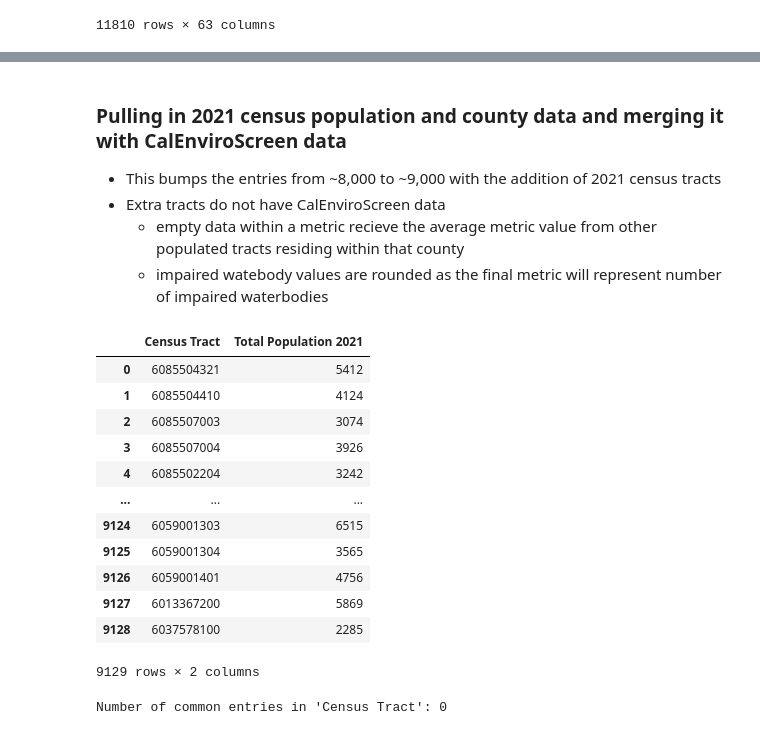
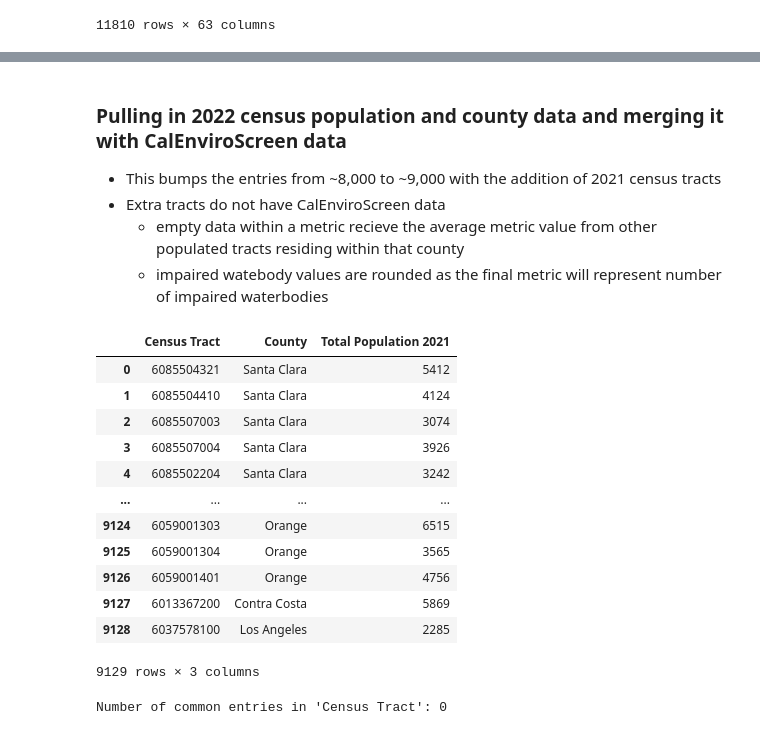
Before and after one commit to Eagle-Rock-Analytics/carb-climate-index, a Jupyter notebook: scripts/data_metric_calc/society_cal_enviroscreen_metrics.ipynb, the cells around one changed output, grey strips where cells are left out. Saved outputs shown, nothing was run; the diff lists cells and outputs as text; code cells hidden in the pictures.

```diff
--- a/scripts/data_metric_calc/society_cal_enviroscreen_metrics.ipynb
+++ b/scripts/data_metric_calc/society_cal_enviroscreen_metrics.ipynb
@@ -227,5 +232,5 @@ calenviroscreen_2021
 # %% [markdown]
-### Pulling in 2021 census population and county data and merging it with CalEnviroScreen data
+### Pulling in 2022 census population and county data and merging it with CalEnviroScreen data
 * This bumps the entries from ~8,000 to ~9,000 with the addition of 2021 census tracts
 * Extra tracts do not have CalEnviroScreen data
     * empty data within a metric recieve the average metric value from other populated tracts residing within that county
@@ -233,24 +238,24 @@ calenviroscreen_2021
 # %%
 county_tract_pop = "s3://ca-climate-index/0_map_data/ca_tract_county_population_2022.csv"
 county_tract_pop = pd.read_csv(county_tract_pop)
 county_tract_pop = county_tract_pop.rename(columns={'TRACT': 'Census Tract'})
-county_tract_pop = county_tract_pop.drop(columns={'Unnamed: 0', 'County', 'COUNTYFP'}, axis=1)
+county_tract_pop = county_tract_pop.drop(columns={'Unnamed: 0', 'COUNTYFP'}, axis=1)
 county_tract_pop['Census Tract'] = county_tract_pop['Census Tract'].astype(str)
 county_tract_pop
 # %% [output]
-|  | Census Tract | Total Population 2021 |
-| 0 | 6085504321 | 5412 |
-| 1 | 6085504410 | 4124 |
-| 2 | 6085507003 | 3074 |
-| 3 | 6085507004 | 3926 |
-| 4 | 6085502204 | 3242 |
-| ... | ... | ... |
-| 9124 | 6059001303 | 6515 |
-| 9125 | 6059001304 | 3565 |
-| 9126 | 6059001401 | 4756 |
-| 9127 | 6013367200 | 5869 |
-| 9128 | 6037578100 | 2285 |
+|  | Census Tract | County | Total Population 2021 |
+| 0 | 6085504321 | Santa Clara | 5412 |
+| 1 | 6085504410 | Santa Clara | 4124 |
+| 2 | 6085507003 | Santa Clara | 3074 |
+| 3 | 6085507004 | Santa Clara | 3926 |
+| 4 | 6085502204 | Santa Clara | 3242 |
+| ... | ... | ... | ... |
+| 9124 | 6059001303 | Orange | 6515 |
+| 9125 | 6059001304 | Orange | 3565 |
+| 9126 | 6059001401 | Orange | 4756 |
+| 9127 | 6013367200 | Contra Costa | 5869 |
+| 9128 | 6037578100 | Los Angeles | 2285 |
-9129 rows × 2 columns
+9129 rows × 3 columns
 # %%
 # Column to check for common entries
 column_to_check = 'Census Tract'
```
Also changed, not shown: parts of 13 cells of this notebook.
